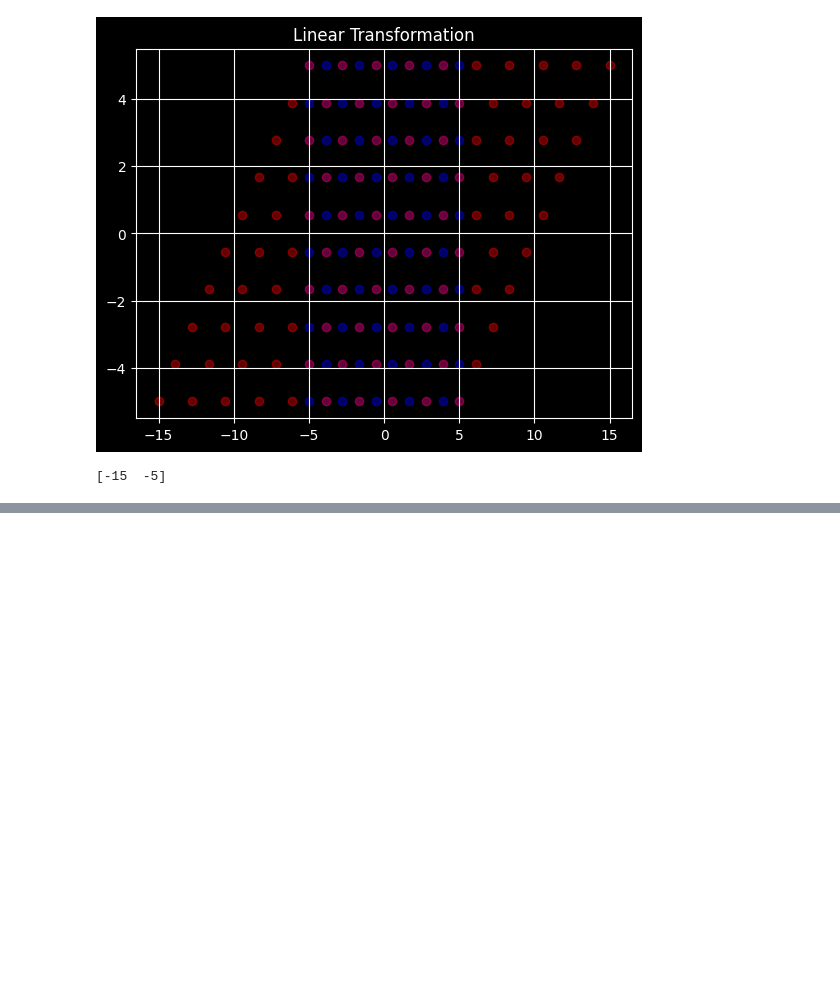
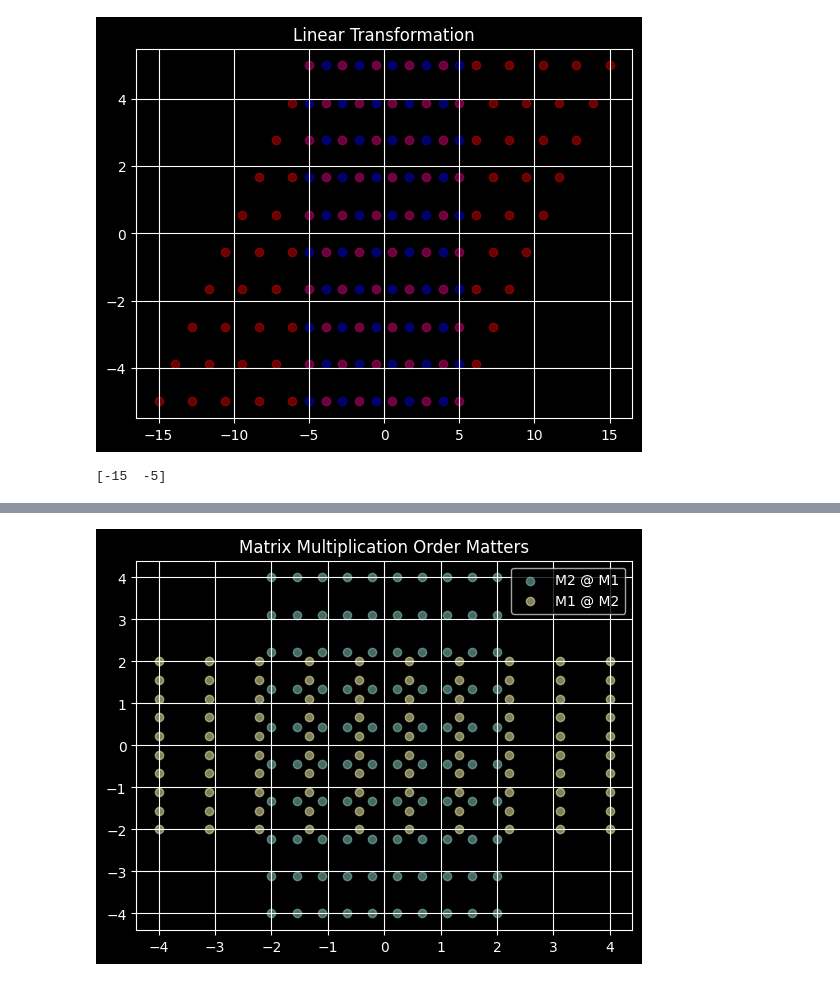
Before and after one commit to safinmahesania/AI-Journey, a Jupyter notebook: 02 Linear Algebra for Machine Learning/linear_algebra.ipynb, the cells around one changed output, grey strips where cells are left out. Saved outputs shown, nothing was run; the diff lists cells and outputs as text; code cells hidden in the pictures; blank space fills up the shorter version.

```diff
--- a/02 Linear Algebra for Machine Learning/linear_algebra.ipynb
+++ b/02 Linear Algebra for Machine Learning/linear_algebra.ipynb
@@ -314,0 +388,19 @@ print(x)
+# %%
+# Visualizing
+# Grid of points
+x = np.linspace(-2, 2, 10)
+y = np.linspace(-2, 2, 10)
+points = np.array([[i, j] for i in x for j in y])
+
+# Apply transformations
+points1 = (M2 @ M1) @ points.T
+points2 = (M1 @ M2) @ points.T
+
+plt.scatter(points1[0], points1[1], label="M2 @ M1", alpha=0.5)
+plt.scatter(points2[0], points2[1], label="M1 @ M2", alpha=0.5)
+plt.grid()
+plt.legend()
+plt.title("Matrix Multiplication Order Matters")
+plt.show()
+# %% [output]
+[figure, added]
```
Also changed, not shown: parts of 6 cells of this notebook.
